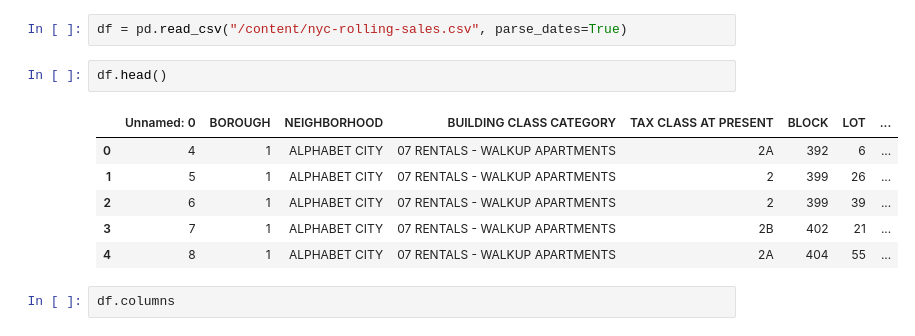
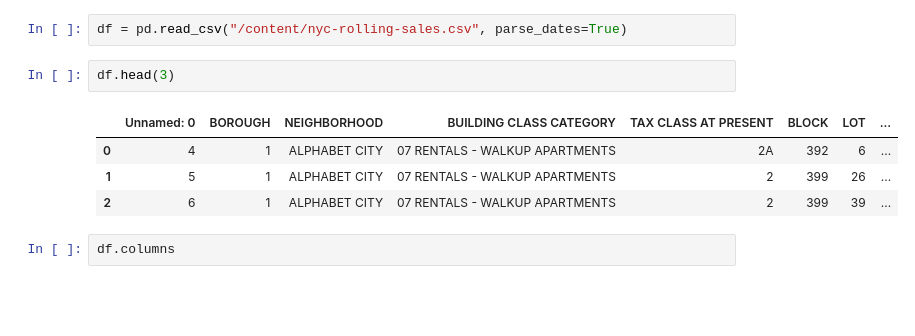
Before and after one commit to business-ui/python_projects, a Jupyter notebook: NYC_Rolling_Sales.ipynb, the cells around one changed output. Cells and saved outputs as stored; diff of their text form; blank space fills up the shorter version.

```diff
--- a/NYC_Rolling_Sales.ipynb
+++ b/NYC_Rolling_Sales.ipynb
@@ -21,14 +22,12 @@ from sklearn.metrics import mean_squared_error, r2_score
 # %%
 df = pd.read_csv("/content/nyc-rolling-sales.csv", parse_dates=True)
 # %%
-df.head()
+df.head(3)
 # %% [output]
 |  | Unnamed: 0 | BOROUGH | NEIGHBORHOOD | BUILDING CLASS CATEGORY | TAX CLASS AT PRESENT | BLOCK | LOT | ... |
 | 0 | 4 | 1 | ALPHABET CITY | 07 RENTALS - WALKUP APARTMENTS | 2A | 392 | 6 | ... |
 | 1 | 5 | 1 | ALPHABET CITY | 07 RENTALS - WALKUP APARTMENTS | 2 | 399 | 26 | ... |
 | 2 | 6 | 1 | ALPHABET CITY | 07 RENTALS - WALKUP APARTMENTS | 2 | 399 | 39 | ... |
-| 3 | 7 | 1 | ALPHABET CITY | 07 RENTALS - WALKUP APARTMENTS | 2B | 402 | 21 | ... |
-| 4 | 8 | 1 | ALPHABET CITY | 07 RENTALS - WALKUP APARTMENTS | 2A | 404 | 55 | ... |
 # %%
 df.columns
 # %% [output]
```
Also changed, not shown: parts of 23 cells of this notebook.
